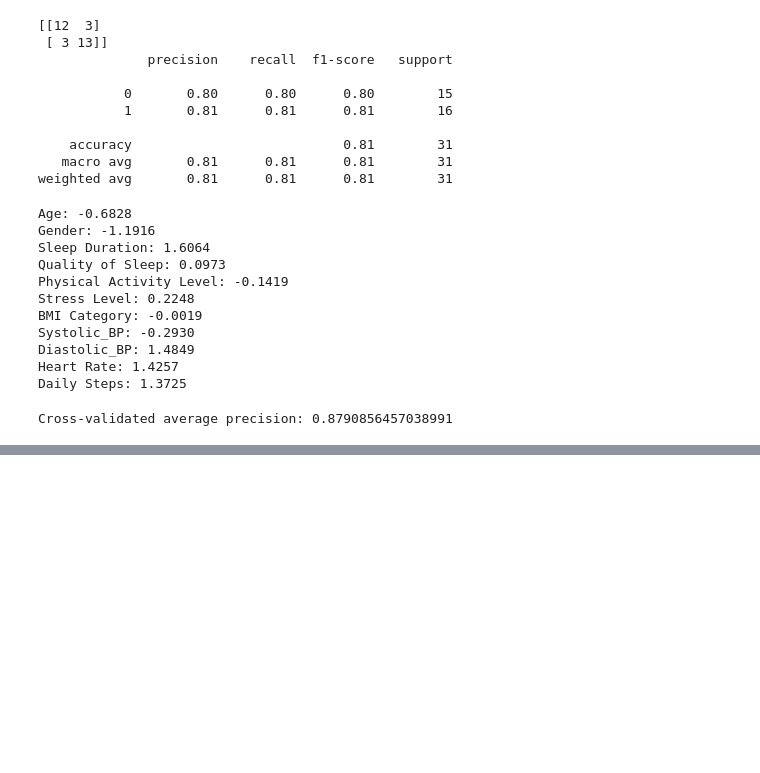
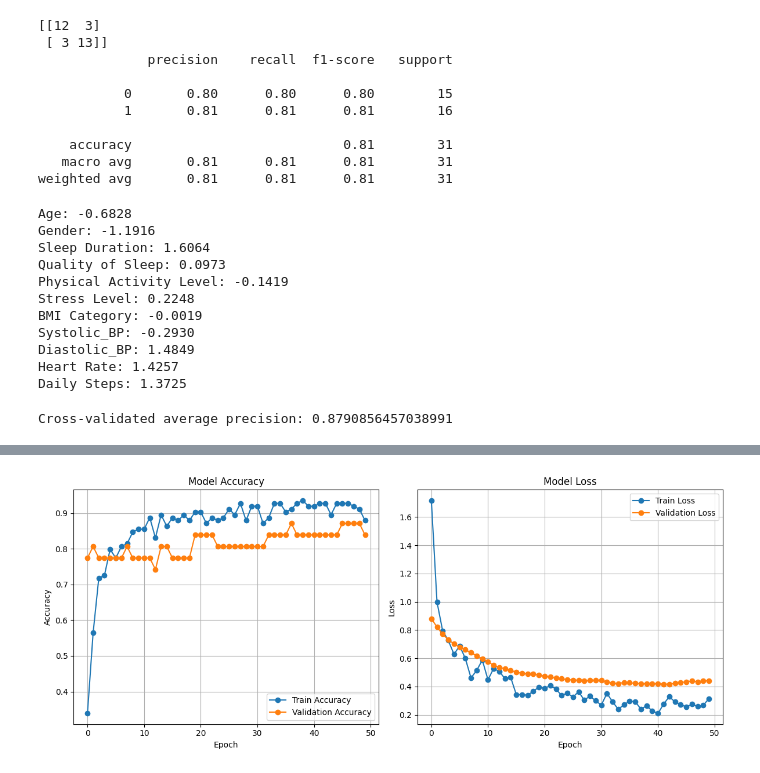
Before and after one commit to FikretZajmovic/senior-design-project, a Jupyter notebook: Sleep_Disorder_Prediction.ipynb, the cells around one changed output, grey strips where cells are left out. Drawn from its saved outputs; the diff is of its cells as text; code cells hidden in the pictures; blank space fills up the shorter version.

Commit message:
Week 2: Trained ANN and SVM algorithms for test to compare it with Logistic Regression

```diff
--- a/Sleep_Disorder_Prediction.ipynb
+++ b/Sleep_Disorder_Prediction.ipynb
@@ -278,0 +281,96 @@ Cross-validated average precision: 0.8790856457038991
+# %%
+import pandas as pd
+import numpy as np
+import tensorflow as tf
+from tensorflow.keras.models import Sequential
+from tensorflow.keras.layers import Dense, Dropout, BatchNormalization
+from sklearn.preprocessing import LabelEncoder, OneHotEncoder, StandardScaler
+from sklearn.model_selection import train_test_split
+from sklearn.metrics import classification_report, accuracy_score, precision_score, f1_score
+import matplotlib.pyplot as plt
+
+df = pd.read_csv("/content/drive/MyDrive/SleepDisorderPrediction/Sleep_health_and_lifestyle_dataset.csv")
+
+df = df.dropna()
+
+label_encoders = {}
+
+label_encoders["Gender"] = LabelEncoder()
+df["Gender"] = label_encoders["Gender"].fit_transform(df["Gender"])  # Male=1, Female=0
+
+label_encoders["BMI Category"] = LabelEncoder()
+df["BMI Category"] = label_encoders["BMI Category"].fit_transform(df["BMI Category"])
+
+label_encoders["Sleep Disorder"] = LabelEncoder()
+df["Sleep Disorder"] = label_encoders["Sleep Disorder"].fit_transform(df["Sleep Disorder"])  # None=0, Insomnia=1, Sleep Apnea=2
+
+df[["Systolic_BP", "Diastolic_BP"]] = df["Blood Pressure"].str.split("/", expand=True).astype(float)
+df = df.drop(columns=["Blood Pressure"])
+
+features = ["Age", "Gender", "Sleep Duration", "Quality of Sleep", "Physical Activity Level", "Stress Level",
+            "BMI Category", "Systolic_BP", "Diastolic_BP", "Heart Rate", "Daily Steps"]
+
+X = df[features].copy()
+y = df["Sleep Disorder"]
+
+scaler = StandardScaler()
+X[features] = scaler.fit_transform(X[features])
+
+y_onehot = tf.keras.utils.to_categorical(y, num_classes=3)
+
+X_train, X_test, y_train, y_test = train_test_split(X, y_onehot, test_size=0.2, random_state=42, stratify=y)
+
+ann_model = Sequential([
+    Dense(64, activation='relu', input_shape=(X_train.shape[1],)),
+    BatchNormalization(),
+    Dropout(0.3),
+    Dense(32, activation='relu'),
+    BatchNormalization(),
+    Dropout(0.3),
+    Dense(3, activation='softmax')
+])
+
+ann_model.compile(optimizer='adam',
+                  loss='categorical_crossentropy',
+                  metrics=['accuracy'])
+
+history = ann_model.fit(X_train, y_train, epochs=50, batch_size=16, validation_data=(X_test, y_test), verbose=1)
+
+y_pred_prob = ann_model.predict(X_test)
+y_pred_labels = np.argmax(y_pred_prob, axis=1)
+y_test_labels = np.argmax(y_test, axis=1)
+
+print("\nANN Classification Report:")
+print(classification_report(y_test_labels, y_pred_labels, target_names=label_encoders["Sleep Disorder"].classes_))
+
+accuracy = accuracy_score(y_test_labels, y_pred_labels)
+precision = precision_score(y_test_labels, y_pred_labels, average='macro')
+f1 = f1_score(y_test_labels, y_pred_labels, average='macro')
+
+print(f"Accuracy: {accuracy:.2f}")
+print(f"Precision: {precision:.2f}")
+print(f"F1-score: {f1:.2f}")
+
+plt.figure(figsize=(12, 5))
+
+plt.subplot(1, 2, 1)
+plt.plot(history.history['accuracy'], label='Train Accuracy', marker='o')
+plt.plot(history.history['val_accuracy'], label='Validation Accuracy', marker='o')
+plt.title('Model Accuracy')
+plt.xlabel('Epoch')
+plt.ylabel('Accuracy')
+plt.legend()
+plt.grid(True)
+
+plt.subplot(1, 2, 2)
+plt.plot(history.history['loss'], label='Train Loss', marker='o')
+plt.plot(history.history['val_loss'], label='Validation Loss', marker='o')
+plt.title('Model Loss')
+plt.xlabel('Epoch')
+plt.ylabel('Loss')
+plt.legend()
+plt.grid(True)
+
+plt.tight_layout()
+plt.show()
+# %% [output]
@@ -278,0 +395 @@ Cross-validated average precision: 0.8790856457038991
+[figure, added]
```
Also changed, not shown: parts of 5 cells of this notebook.
